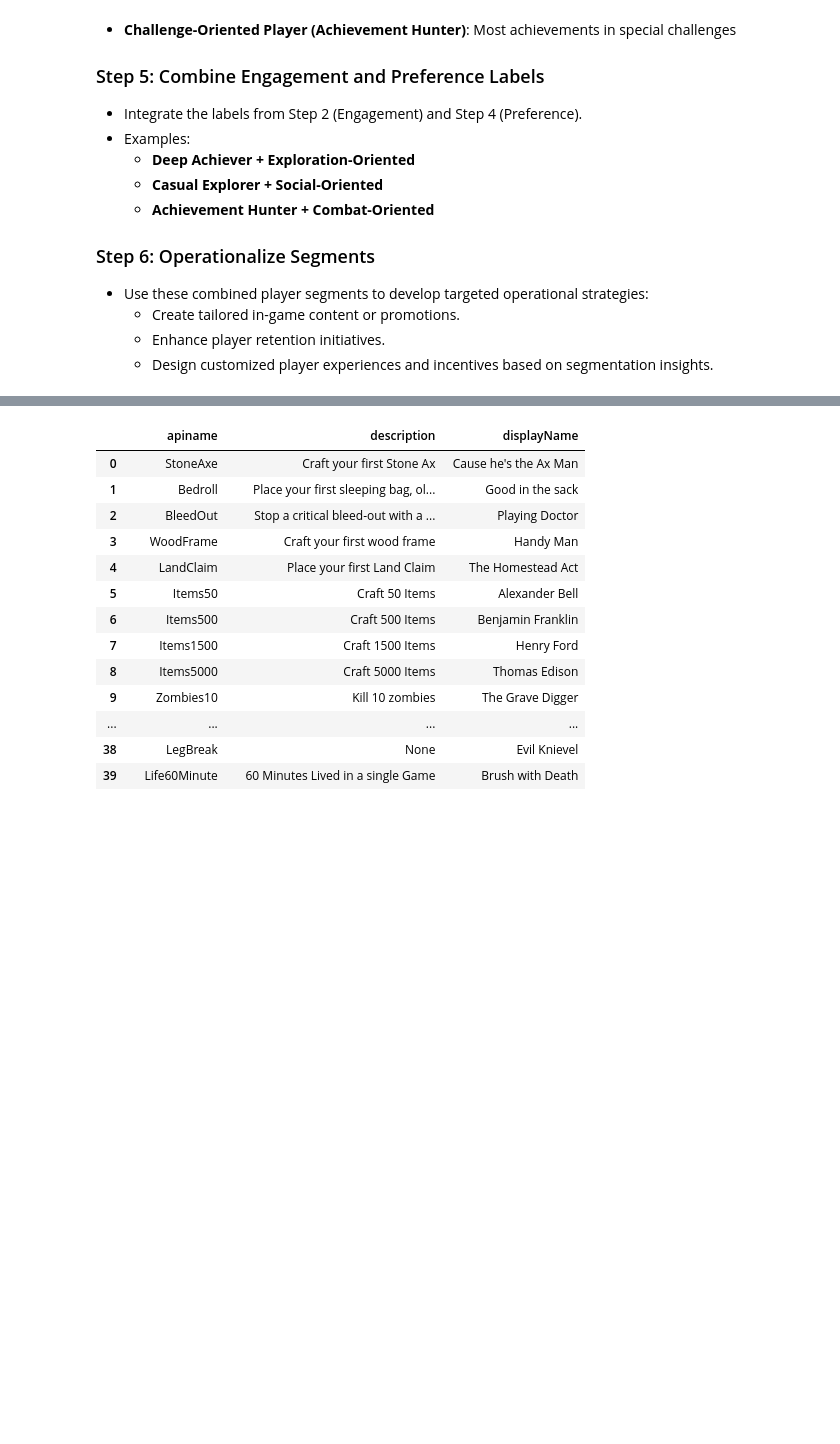
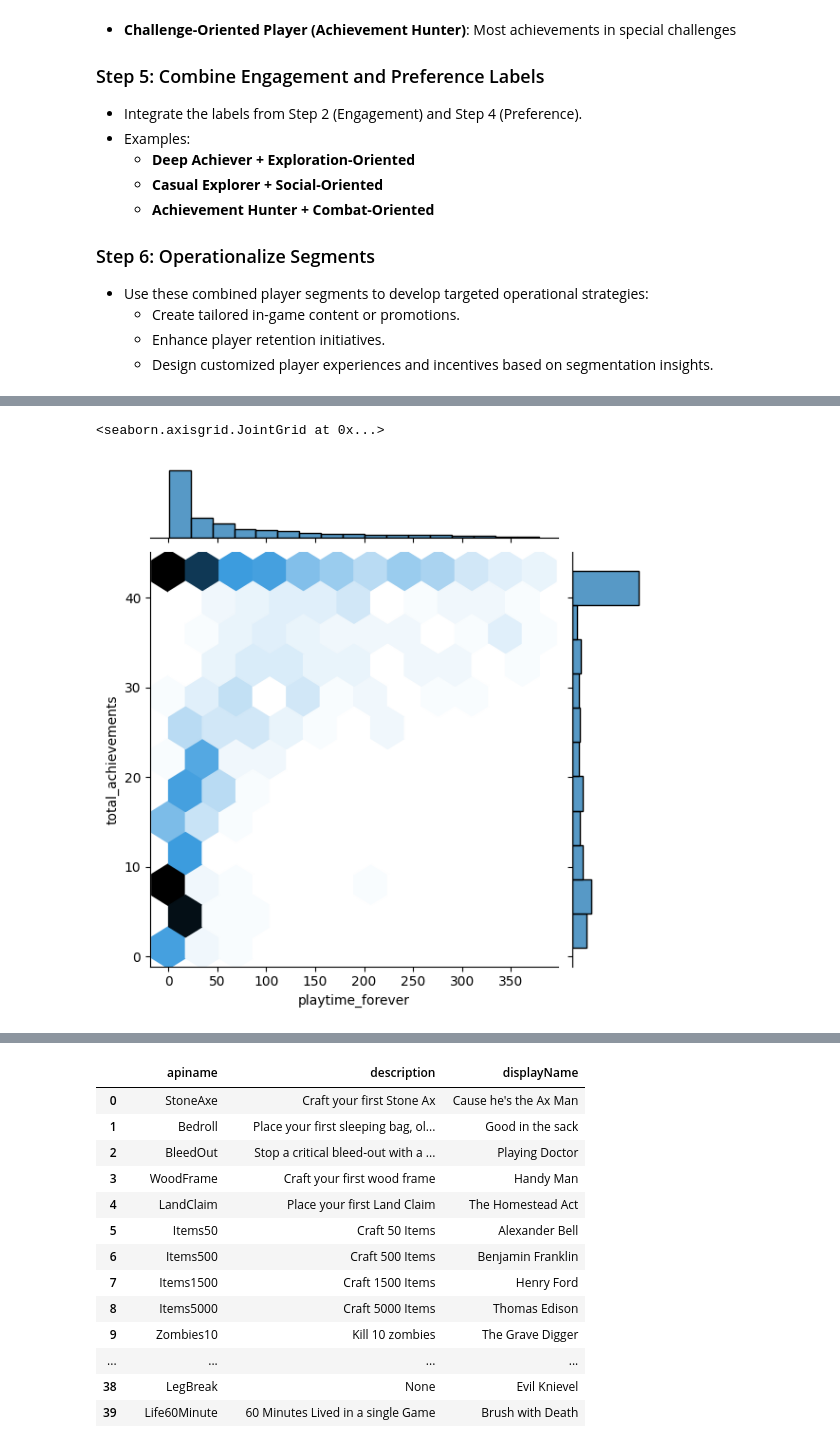
Before and after one commit to alextianyf/Steam-GamePlayer-Insight, a Jupyter notebook: notebooks/01-EDA.ipynb, the cells around one changed output, grey strips where cells are left out. Saved outputs shown, nothing was run; the diff lists cells and outputs as text; code cells hidden in the pictures; blank space fills up the shorter version.

```diff
--- a/notebooks/01-EDA.ipynb
+++ b/notebooks/01-EDA.ipynb
@@ -49,0 +131,4 @@ df_schema = pd.read_sql("SELECT * FROM achievement_schema_7dtd", engine)
+# %%
+df_long['unlocktime'] = pd.to_datetime(df_long['unlocktime'], utc=True)
+df_long_filt = df_long.loc[df_long['unlocked'] == 1].copy()
+df_long_filt
@@ -49,0 +153,15 @@ df_schema = pd.read_sql("SELECT * FROM achievement_schema_7dtd", engine)
+# %%
+# 分组聚合：找出每个 user 成就的最早和最晚时间
+agg_df = df_long_filt.groupby(['steamid'])['unlocktime'].agg(
+    earliest_unlock='min',
+    latest_unlock='max',
+    total_achievements='count',
+).reset_index()
+
+# 计算时间差
+agg_df['duration_days'] = (agg_df['latest_unlock'] - agg_df['earliest_unlock']).dt.total_seconds() / (60 * 60 * 24)
+agg_df['duration_hours'] = (agg_df['latest_unlock'] - agg_df['earliest_unlock']).dt.total_seconds() / 3600
+agg_df = agg_df.merge(df_long_filt[['steamid', 'playtime_forever']].drop_duplicates(), on='steamid', how='left')
+agg_df['playtime_forever'] = agg_df['playtime_forever']/60
+agg_df['achievement_efficiency'] = agg_df['total_achievements'] / (agg_df['playtime_forever'])
+agg_df
@@ -49,0 +367,21 @@ df_schema = pd.read_sql("SELECT * FROM achievement_schema_7dtd", engine)
+# %%
+import pandas as pd
+
+# 假设你的 DataFrame 是 player_behavior_profile，其中有 'playtime' 列
+Q1 = agg_df['playtime_forever'].quantile(0.25)
+Q3 = agg_df['playtime_forever'].quantile(0.75)
+IQR = Q3 - Q1
+
+# 定义上下限（这里用1.5倍IQR为默认）
+lower_bound = Q1 - 1.5 * IQR
+upper_bound = Q3 + 1.5 * IQR
+
+# 过滤掉异常值
+filtered_profile = agg_df[
+    (agg_df['playtime_forever'] >= lower_bound) &
+    (agg_df['playtime_forever'] <= upper_bound)
+].copy()
+
+# 输出处理后的数据框
+filtered_profile.reset_index(drop=True, inplace=True)
+filtered_profile
@@ -49,0 +402,6 @@ df_schema = pd.read_sql("SELECT * FROM achievement_schema_7dtd", engine)
+# %%
+import seaborn as sns
+sns.jointplot(x='playtime_forever', y='total_achievements', data=filtered_profile, kind='hex')
+# %% [output]
+<seaborn.axisgrid.JointGrid at 0x...>
+[figure, added]
```
Also changed, not shown: parts of 20 cells of this notebook, 3 other files.
